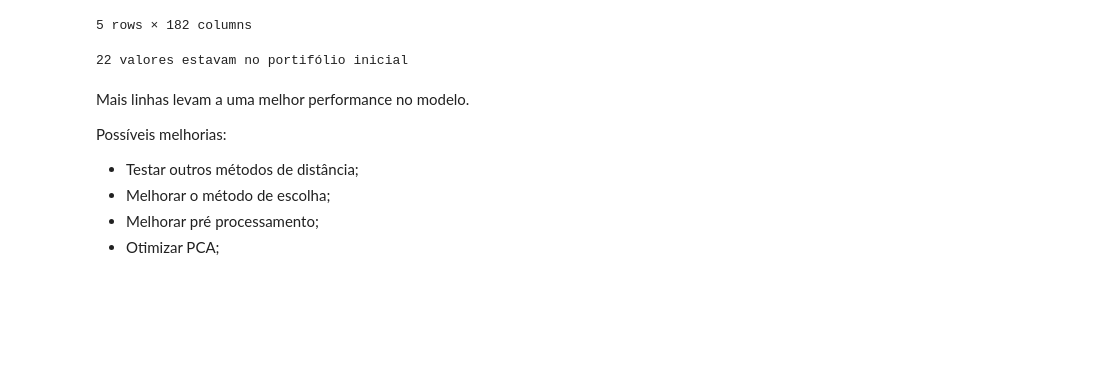
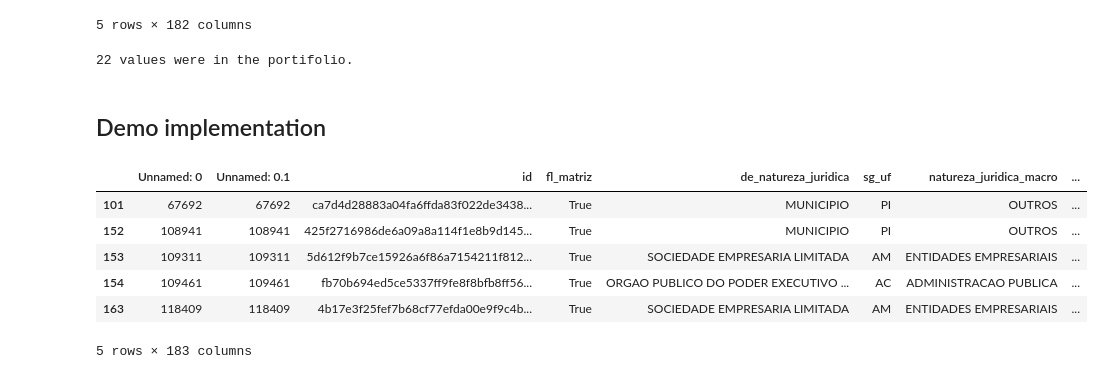
Before and after one commit to jorgel-mendes/Portifolio_Recommender_Codenation, a Jupyter notebook: notebooks/Recommender_Example.ipynb, the cells around one changed output. Cells and saved outputs as stored; diff of their text form; code cells hidden in the pictures; blank space fills up the shorter version.

```diff
--- a/notebooks/Recommender_Example.ipynb
+++ b/notebooks/Recommender_Example.ipynb
@@ -36,7 +24,7 @@ remotezip = get("https://codenation-challenges.s3-us-west-1.amazonaws.com/ml-lea
 root = ZipFile(BytesIO(remotezip.content))
 market_initial =  pd.read_csv(root.open('estaticos_market.csv'))
 
-portifolio2 = pd.read_csv("https://codenation-challenges.s3-us-west-1.amazonaws.com/ml-leads/estaticos_portfolio2.csv")
+portifolio2 = pd.read_csv("https://raw.githubusercontent.com/jorgel-mendes/Portifolio_Recommender_Codenation/dev/data/estaticos_portfolio2.csv")
 
 portifolio_test = portifolio2[0:100]
 # %%
@@ -53,14 +41,41 @@ recommended_values.head()
 5 rows × 182 columns
 # %%
 values_in_portifolio = np.intersect1d(portifolio2['id'], recommended_values['id']).shape[0]
-print(values_in_portifolio, "valores estavam no portifólio inicial")
+print(values_in_portifolio, "values were in the portifolio.")
 # %% [output]
-22 valores estavam no portifólio inicial
+22 values were in the portifolio.
-# %% [markdown]
-Mais linhas levam a uma melhor performance no modelo.
-
-Possíveis melhorias:
-* Testar outros métodos de distância;
-* Melhorar o método de escolha;
-* Melhorar pré processamento;
-* Otimizar PCA;
+# %% [markdown]
+## Demo implementation
+# %%
+try:
+  portifolio2
+except:
+  portfolio2 = pd.read_csv("https://raw.githubusercontent.com/jorgel-mendes/Portifolio_Recommender_Codenation/dev/data/estaticos_portfolio2.csv")
+
+portifolio_demo = {'id': portifolio2.loc[:100, 'id'].to_dict(),
+ 'n_recommendations': 50}
+# %%
+import requests
+import json
+
+headers = {
+    'Content-Type': 'application/json',
+}
+
+data = json.dumps(portifolio_demo)
+
+response = requests.post('https://us-south.functions.appdomain.cloud/api/v1/web/jorgel.mendes%40hotmail.com_dev/default/portifolio_recommender.json', headers=headers, data=data)
+
+id_recommended_companies = pd.Series(response.json()['id'], name = 'id')
+# %%
+market_demo = pd.read_csv('https://raw.githubusercontent.com/jorgel-mendes/Portifolio_Recommender_Codenation/dev/data/market_demo.csv')
+recommended_companies = market_demo[market_demo['id'].isin(id_recommended_companies)]
+recommended_companies.head()
+# %% [output]
+|  | Unnamed: 0 | Unnamed: 0.1 | id | fl_matriz | de_natureza_juridica | sg_uf | natureza_juridica_macro | ... |
+| 101 | 67692 | 67692 | ca7d4d28883a04fa6ffda83f022de3438... | True | MUNICIPIO | PI | OUTROS | ... |
+| 152 | 108941 | 108941 | 425f2716986de6a09a8a114f1e8b9d145... | True | MUNICIPIO | PI | OUTROS | ... |
+| 153 | 109311 | 109311 | 5d612f9b7ce15926a6f86a7154211f812... | True | SOCIEDADE EMPRESARIA LIMITADA | AM | ENTIDADES EMPRESARIAIS | ... |
+| 154 | 109461 | 109461 | fb70b694ed5ce5337ff9fe8f8bfb8ff56... | True | ORGAO PUBLICO DO PODER EXECUTIVO ... | AC | ADMINISTRACAO PUBLICA | ... |
+| 163 | 118409 | 118409 | 4b17e3f25fef7b68cf77efda00e9f9c4b... | True | SOCIEDADE EMPRESARIA LIMITADA | AM | ENTIDADES EMPRESARIAIS | ... |
+5 rows × 183 columns
```
Also changed, not shown: parts of 5 cells of this notebook.
